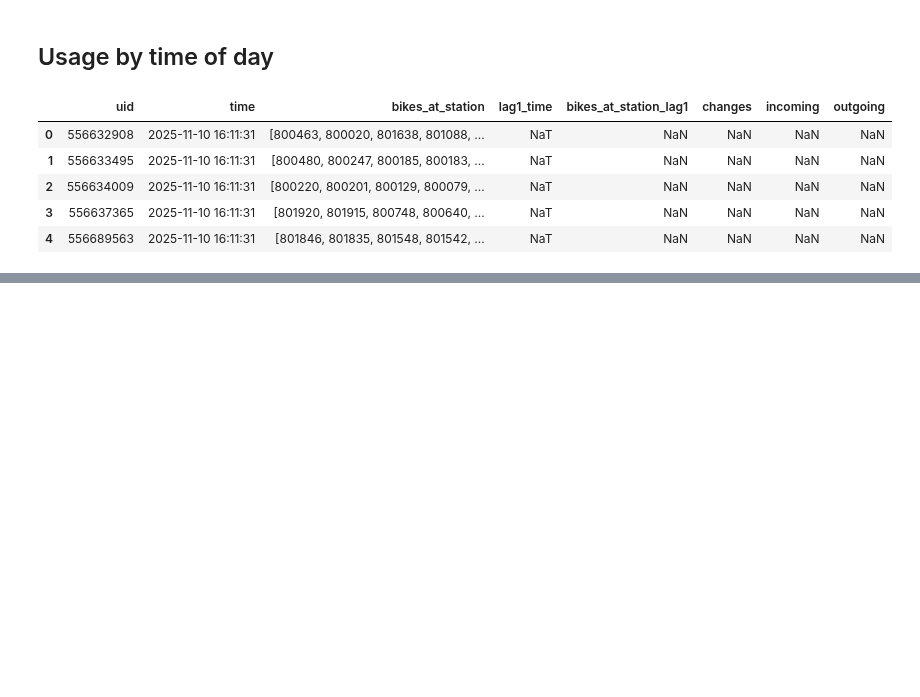
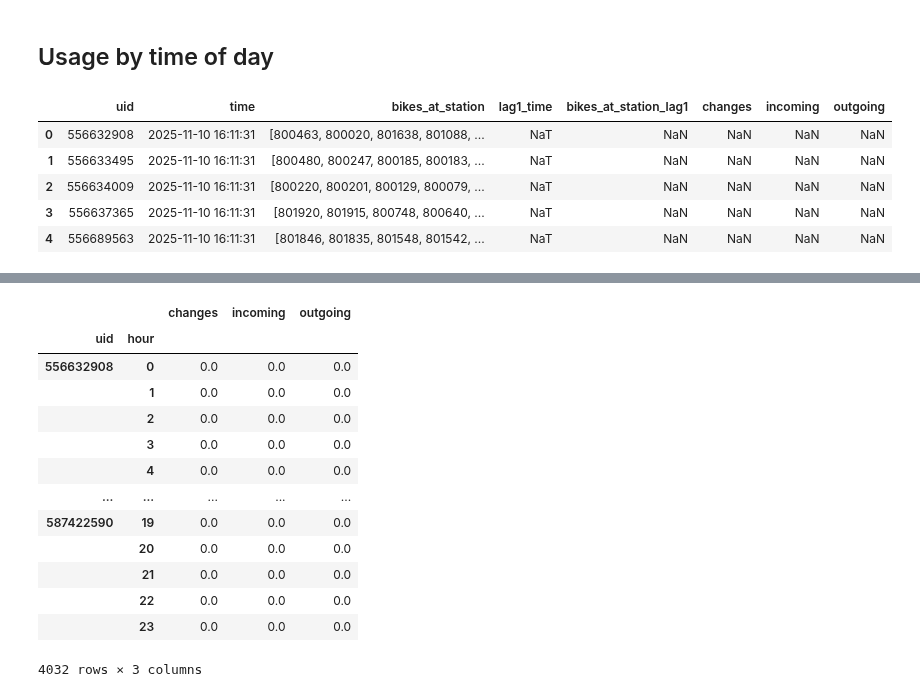
Before and after one commit to Mkranj/BajsBoard, a Jupyter notebook: notebooks/analyse_stations.ipynb, the cells around one changed output, grey strips where cells are left out. Drawn from its saved outputs; the diff is of its cells as text; code cells hidden in the pictures; blank space fills up the shorter version.

```diff
--- a/notebooks/analyse_stations.ipynb
+++ b/notebooks/analyse_stations.ipynb
@@ -444,0 +459,17 @@ hourly
+# %%
+hourly
+# %% [output]
+|  |  | changes | incoming | outgoing |
+| uid | hour |  |  |  |
+| 556632908 | 0 | 0.0 | 0.0 | 0.0 |
+|  | 1 | 0.0 | 0.0 | 0.0 |
+|  | 2 | 0.0 | 0.0 | 0.0 |
+|  | 3 | 0.0 | 0.0 | 0.0 |
+|  | 4 | 0.0 | 0.0 | 0.0 |
+| ... | ... | ... | ... | ... |
+| 587422590 | 19 | 0.0 | 0.0 | 0.0 |
+|  | 20 | 0.0 | 0.0 | 0.0 |
+|  | 21 | 0.0 | 0.0 | 0.0 |
+|  | 22 | 0.0 | 0.0 | 0.0 |
+|  | 23 | 0.0 | 0.0 | 0.0 |
+4032 rows × 3 columns
```
Also changed, not shown: parts of 8 cells of this notebook, 2 other files.
